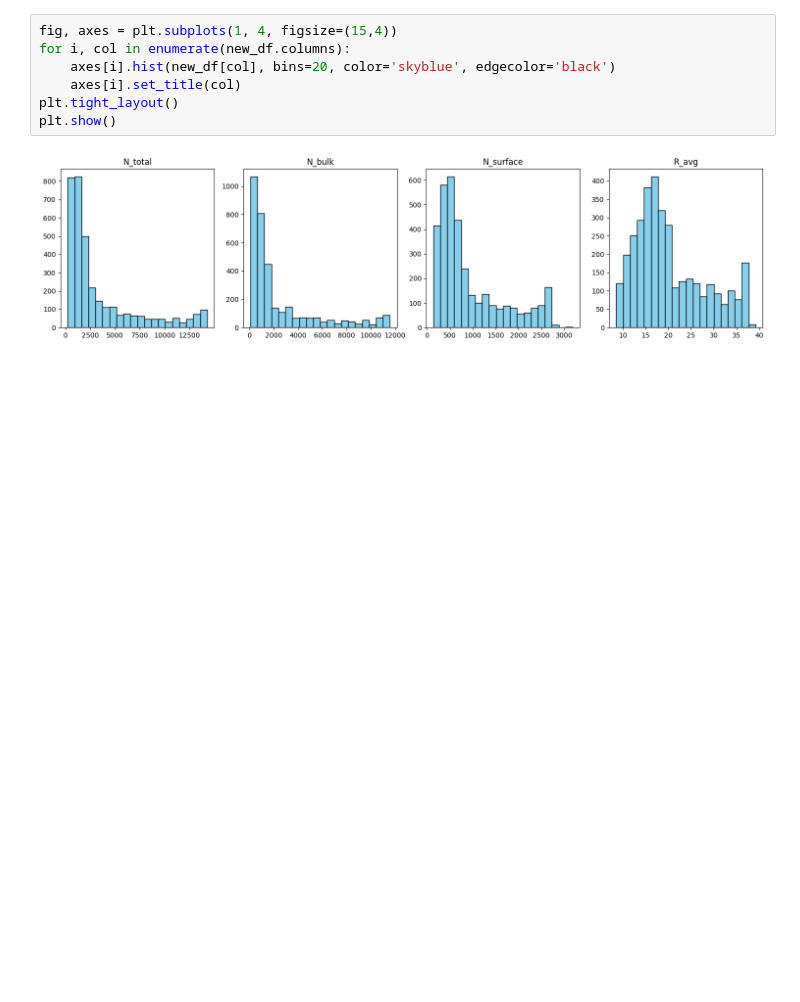
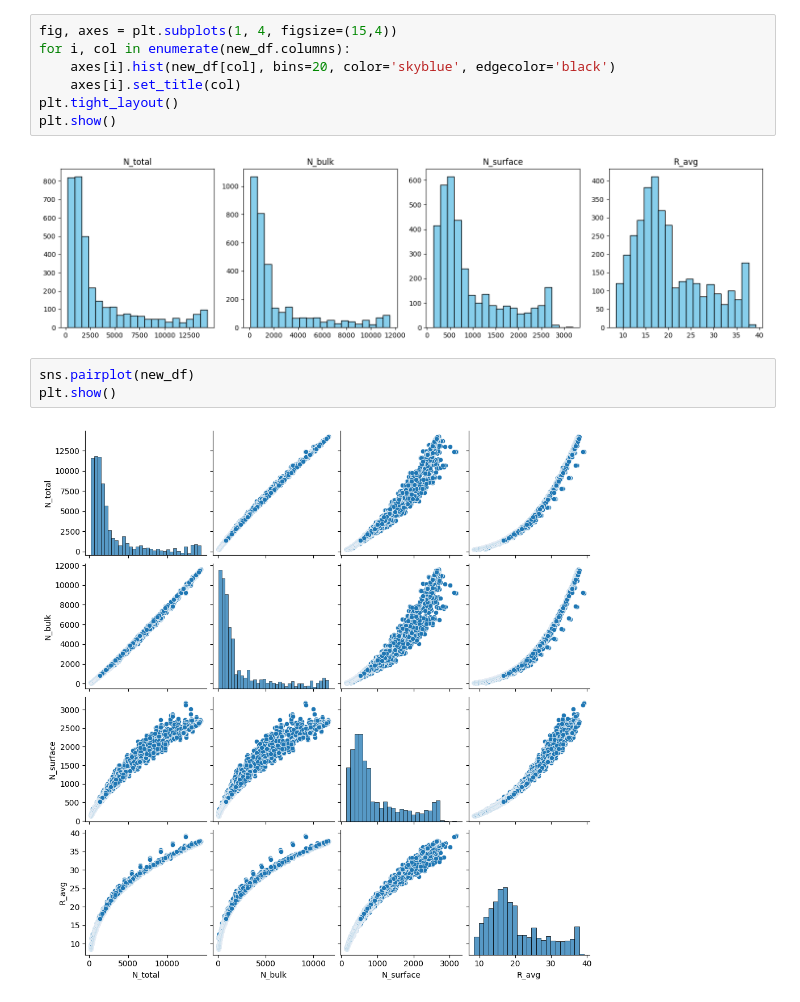
Before and after one commit to yevintheenura01/Deep_Learning_Lab1, a Jupyter notebook: Lab1_Task2.ipynb, the cells around one changed output. Saved outputs shown, nothing was run; the diff lists cells and outputs as text; blank space fills up the shorter version.

```diff
--- a/Lab1_Task2.ipynb
+++ b/Lab1_Task2.ipynb
@@ -66,3 +67,8 @@ plt.tight_layout()
 plt.show()
 # %% [output]
 [figure]
+# %%
+sns.pairplot(new_df)
+plt.show()
+# %% [output]
+[figure, added]
```
Also changed, not shown: parts of 3 cells of this notebook.
